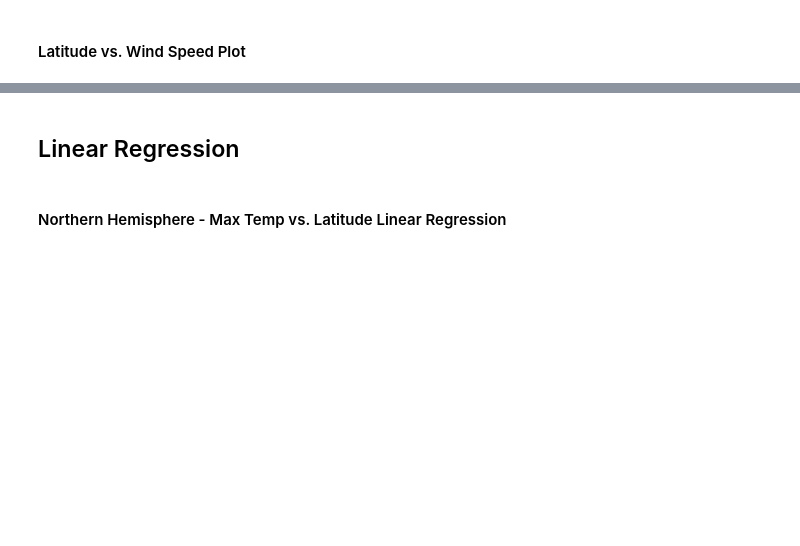
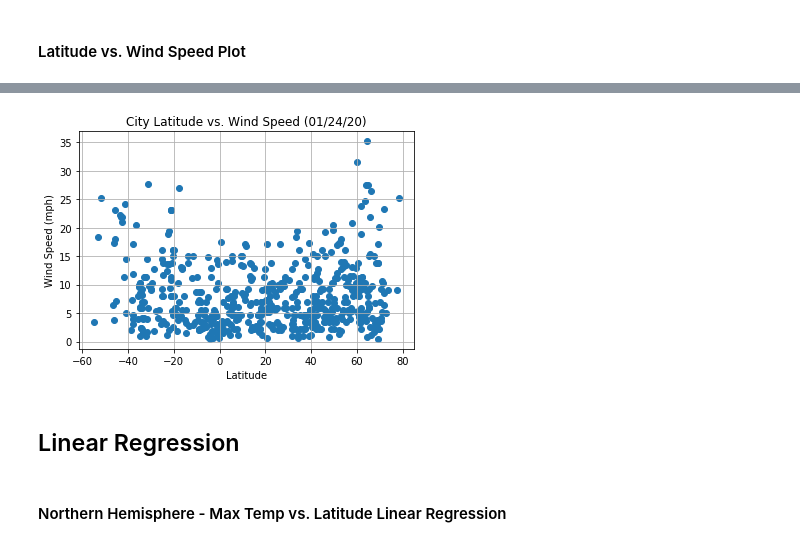
Before and after one commit to willcpope/python-api-challenge, a Jupyter notebook: WeatherPy/WeatherPy.ipynb, the cells around one changed output, grey strips where cells are left out. Saved outputs shown, nothing was run; the diff lists cells and outputs as text; code cells hidden in the pictures; blank space fills up the shorter version.

```diff
--- a/WeatherPy/WeatherPy.ipynb
+++ b/WeatherPy/WeatherPy.ipynb
@@ -108,3 +202,14 @@ dtype: int64
+# %%
+plt.scatter(weather_df["Latitude"], weather_df["Wind Speed"])
+
+plt.title("City Latitude vs. Wind Speed (01/24/20)")
+plt.ylabel("Wind Speed (mph)")
+plt.xlabel("Latitude")
+plt.grid()
+
+plt.show()
+# %% [output]
+[figure, added]
 # %% [markdown]
 ## Linear Regression
 # %%
```
Also changed, not shown: parts of 32 cells of this notebook, 10 other files.
